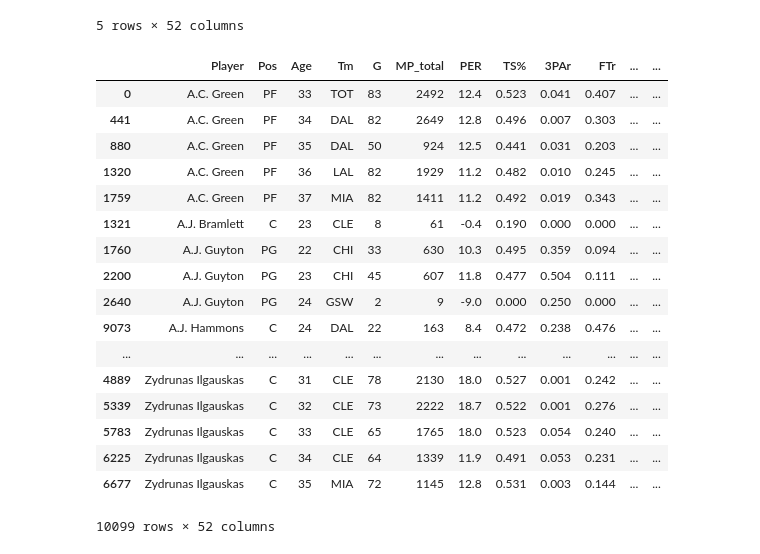
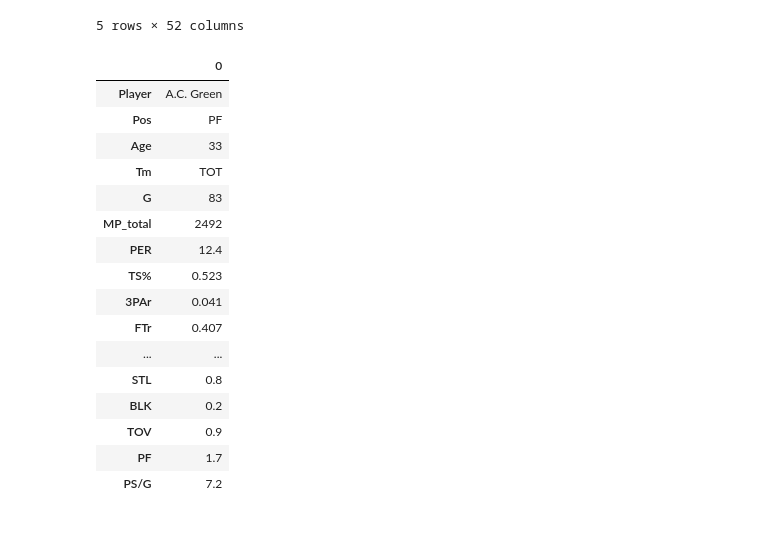
Before and after one commit to KirkAVoss/kv-capstone, a Jupyter notebook: NBAwinshare/notebooks/EDA_and_read_in_functionality.ipynb, the cells around one changed output. Saved outputs shown, nothing was run; the diff lists cells and outputs as text; code cells hidden in the pictures.

```diff
--- a/NBAwinshare/notebooks/EDA_and_read_in_functionality.ipynb
+++ b/NBAwinshare/notebooks/EDA_and_read_in_functionality.ipynb
@@ -1145,24 +1149,23 @@ merged.head()
 | 1320 | A.C. Green | PF | 36 | LAL | 82 | 1929 | 11.2 | 0.482 | 0.010 | 0.245 | ... | ... |
 | 1759 | A.C. Green | PF | 37 | MIA | 82 | 1411 | 11.2 | 0.492 | 0.019 | 0.343 | ... | ... |
 5 rows × 52 columns
-# %%
-merged
-# %% [output]
-|  | Player | Pos | Age | Tm | G | MP_total | PER | TS% | 3PAr | FTr | ... | ... |
-| 0 | A.C. Green | PF | 33 | TOT | 83 | 2492 | 12.4 | 0.523 | 0.041 | 0.407 | ... | ... |
-| 441 | A.C. Green | PF | 34 | DAL | 82 | 2649 | 12.8 | 0.496 | 0.007 | 0.303 | ... | ... |
-| 880 | A.C. Green | PF | 35 | DAL | 50 | 924 | 12.5 | 0.441 | 0.031 | 0.203 | ... | ... |
-| 1320 | A.C. Green | PF | 36 | LAL | 82 | 1929 | 11.2 | 0.482 | 0.010 | 0.245 | ... | ... |
-| 1759 | A.C. Green | PF | 37 | MIA | 82 | 1411 | 11.2 | 0.492 | 0.019 | 0.343 | ... | ... |
-| 1321 | A.J. Bramlett | C | 23 | CLE | 8 | 61 | -0.4 | 0.190 | 0.000 | 0.000 | ... | ... |
-| 1760 | A.J. Guyton | PG | 22 | CHI | 33 | 630 | 10.3 | 0.495 | 0.359 | 0.094 | ... | ... |
-| 2200 | A.J. Guyton | PG | 23 | CHI | 45 | 607 | 11.8 | 0.477 | 0.504 | 0.111 | ... | ... |
-| 2640 | A.J. Guyton | PG | 24 | GSW | 2 | 9 | -9.0 | 0.000 | 0.250 | 0.000 | ... | ... |
-| 9073 | A.J. Hammons | C | 24 | DAL | 22 | 163 | 8.4 | 0.472 | 0.238 | 0.476 | ... | ... |
-| ... | ... | ... | ... | ... | ... | ... | ... | ... | ... | ... | ... | ... |
-| 4889 | Zydrunas Ilgauskas | C | 31 | CLE | 78 | 2130 | 18.0 | 0.527 | 0.001 | 0.242 | ... | ... |
-| 5339 | Zydrunas Ilgauskas | C | 32 | CLE | 73 | 2222 | 18.7 | 0.522 | 0.001 | 0.276 | ... | ... |
-| 5783 | Zydrunas Ilgauskas | C | 33 | CLE | 65 | 1765 | 18.0 | 0.523 | 0.054 | 0.240 | ... | ... |
-| 6225 | Zydrunas Ilgauskas | C | 34 | CLE | 64 | 1339 | 11.9 | 0.491 | 0.053 | 0.231 | ... | ... |
-| 6677 | Zydrunas Ilgauskas | C | 35 | MIA | 72 | 1145 | 12.8 | 0.531 | 0.003 | 0.144 | ... | ... |
-10099 rows × 52 columns
+# %%
+merged.head(1).T
+# %% [output]
+|  | 0 |
+| Player | A.C. Green |
+| Pos | PF |
+| Age | 33 |
+| Tm | TOT |
+| G | 83 |
+| MP_total | 2492 |
+| PER | 12.4 |
+| TS% | 0.523 |
+| 3PAr | 0.041 |
+| FTr | 0.407 |
+| ... | ... |
+| STL | 0.8 |
+| BLK | 0.2 |
+| TOV | 0.9 |
+| PF | 1.7 |
+| PS/G | 7.2 |
```
Also changed, not shown: parts of 15 cells of this notebook, 1 other file.
